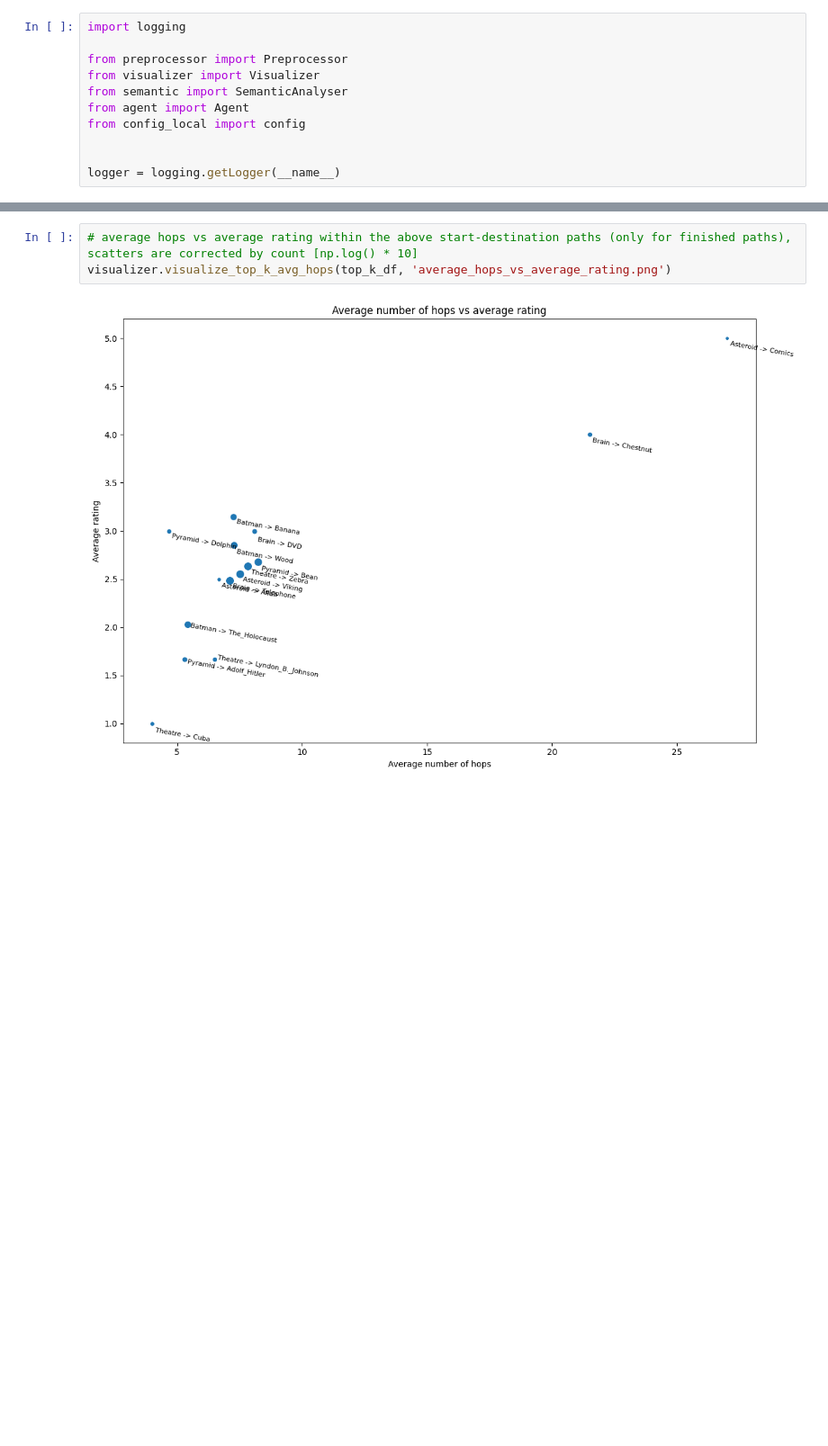
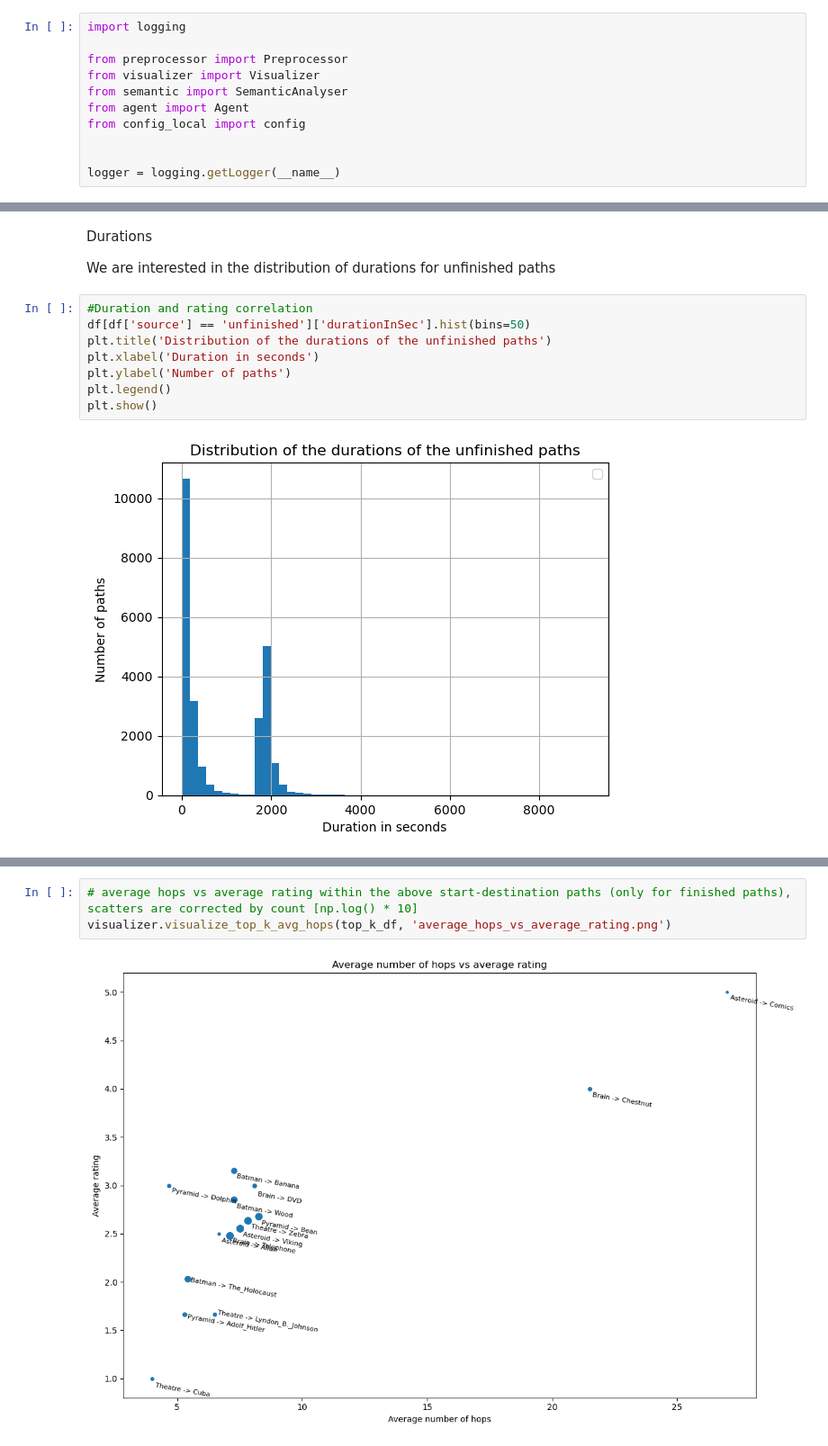
Before and after one commit to au-nlp/project-milestone-p2-group11, a Jupyter notebook: main.ipynb, the cells around one changed output, grey strips where cells are left out. Shown at 90% size. Saved outputs shown, nothing was run; the diff lists cells and outputs as text; blank space fills up the shorter version.

```diff
--- a/main.ipynb
+++ b/main.ipynb
@@ -25,0 +134,14 @@ visualizer.visualize_top_k(top_k_df, 'top_k_analysis.png')
+# %% [markdown]
+Durations
+
+We are interested in the distribution of durations for unfinished paths
+# %%
+#Duration and rating correlation
+df[df['source'] == 'unfinished']['durationInSec'].hist(bins=50)
+plt.title('Distribution of the durations of the unfinished paths')
+plt.xlabel('Duration in seconds')
+plt.ylabel('Number of paths')
+plt.legend()
+plt.show()
+# %% [output]
+[figure, added]
```
Also changed, not shown: parts of 27 cells of this notebook, 3 other files.
